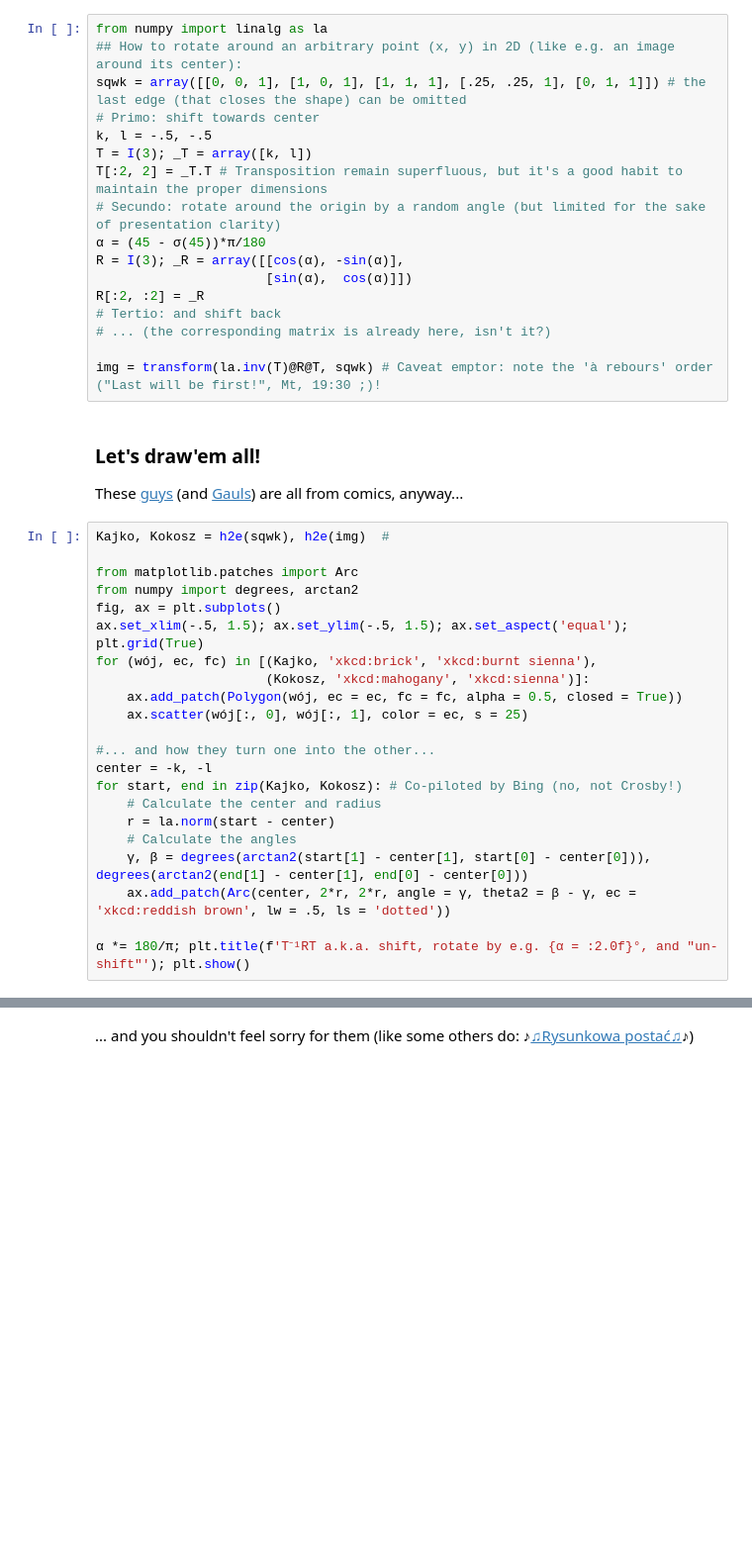
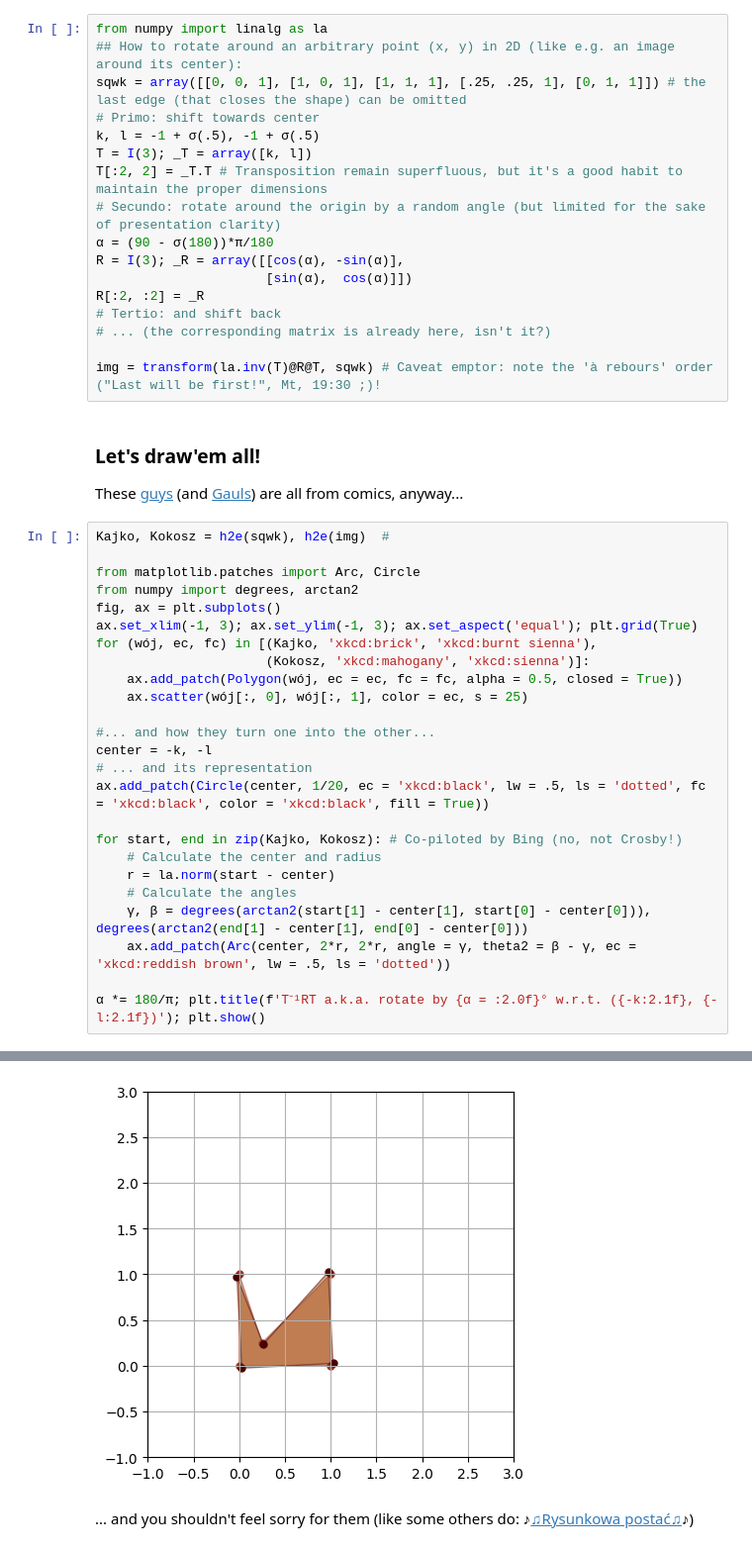
Before and after one commit to Bahrd/AppliedPythonology, a Jupyter notebook: ipynbs/MatrixTransforms2D.ipynb, the cells around one changed output, grey strips where cells are left out. Shown: that part at 99% size. Drawn from its saved outputs; the diff is of its cells as text; blank space fills up the shorter version.

```diff
--- a/ipynbs/MatrixTransforms2D.ipynb
+++ b/ipynbs/MatrixTransforms2D.ipynb
@@ -220,11 +222,11 @@ from numpy import linalg as la
 ## How to rotate around an arbitrary point (x, y) in 2D (like e.g. an image around its center):
 sqwk = array([[0, 0, 1], [1, 0, 1], [1, 1, 1], [.25, .25, 1], [0, 1, 1]]) # the last edge (that closes the shape) can be omitted
 # Primo: shift towards center
-k, l = -.5, -.5
+k, l = -1 + σ(.5), -1 + σ(.5)
 T = I(3); _T = array([k, l])
 T[:2, 2] = _T.T # Transposition remain superfluous, but it's a good habit to maintain the proper dimensions
 # Secundo: rotate around the origin by a random angle (but limited for the sake of presentation clarity)
-α = (45 - σ(45))*π/180
+α = (90 - σ(180))*π/180
 R = I(3); _R = array([[cos(α), -sin(α)],
                       [sin(α),  cos(α)]])
 R[:2, :2] = _R
@@ -238,10 +240,10 @@ These [guys](https://pl.wikipedia.org/wiki/Kajko_i_Kokosz) (and [Gauls](https://
 # %%
 Kajko, Kokosz = h2e(sqwk), h2e(img)  #
 
-from matplotlib.patches import Arc
+from matplotlib.patches import Arc, Circle
 from numpy import degrees, arctan2
 fig, ax = plt.subplots()
-ax.set_xlim(-.5, 1.5); ax.set_ylim(-.5, 1.5); ax.set_aspect('equal'); plt.grid(True)
+ax.set_xlim(-1, 3); ax.set_ylim(-1, 3); ax.set_aspect('equal'); plt.grid(True)
 for (wój, ec, fc) in [(Kajko, 'xkcd:brick', 'xkcd:burnt sienna'),
                       (Kokosz, 'xkcd:mahogany', 'xkcd:sienna')]:
     ax.add_patch(Polygon(wój, ec = ec, fc = fc, alpha = 0.5, closed = True))
@@ -249,6 +251,9 @@ for (wój, ec, fc) in [(Kajko, 'xkcd:brick', 'xkcd:burnt sienna'),
 
 #... and how they turn one into the other...
 center = -k, -l
+# ... and its representation
+ax.add_patch(Circle(center, 1/20, ec = 'xkcd:black', lw = .5, ls = 'dotted', fc = 'xkcd:black', color = 'xkcd:black', fill = True))
+
 for start, end in zip(Kajko, Kokosz): # Co-piloted by Bing (no, not Crosby!)
     # Calculate the center and radius
     r = la.norm(start - center)
@@ -256,4 +261,5 @@ for start, end in zip(Kajko, Kokosz): # Co-piloted by Bing (no, not Crosby!)
     γ, β = degrees(arctan2(start[1] - center[1], start[0] - center[0])), degrees(arctan2(end[1] - center[1], end[0] - center[0]))
     ax.add_patch(Arc(center, 2*r, 2*r, angle = γ, theta2 = β - γ, ec = 'xkcd:reddish brown', lw = .5, ls = 'dotted'))
 
-α *= 180/π; plt.title(f'T⁻¹RT a.k.a. shift, rotate by e.g. {α = :2.0f}°, and "un-shift"'); plt.show()
+α *= 180/π; plt.title(f'T⁻¹RT a.k.a. rotate by {α = :2.0f}° w.r.t. ({-k:2.1f}, {-l:2.1f})'); plt.show()
+# %% [output]
@@ -260,3 +267,4 @@ for start, end in zip(Kajko, Kokosz): # Co-piloted by Bing (no, not Crosby!)
+[figure, added]
 # %% [markdown]
 ... and you shouldn't feel sorry for them (like some others do: ♪[♫Rysunkowa postać♫](https://youtu.be/zprXhDbVRvY)♪)
 # %% [markdown]
```
Also changed, not shown: parts of 2 cells of this notebook, 11 other files.
